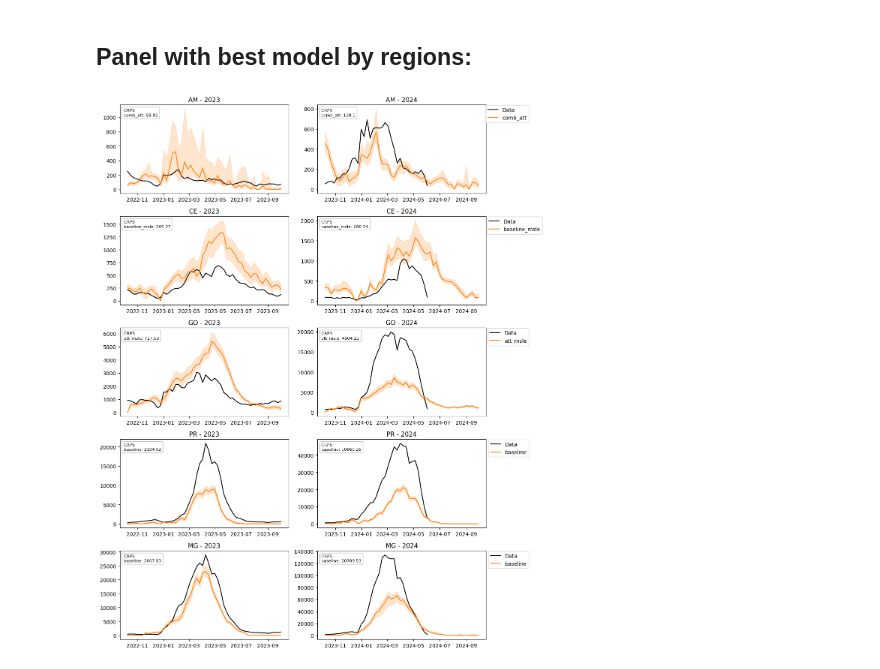
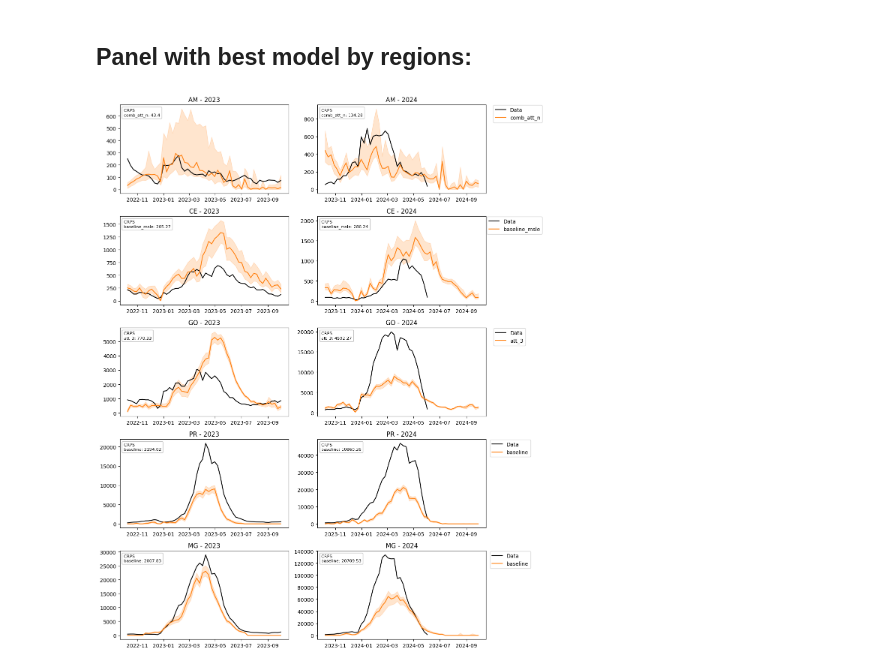
Before and after one commit to eduardocorrearaujo/lstm_transf_to_state, a Jupyter notebook: best_models_by_state.ipynb, the cells around one changed output. Drawn from its saved outputs; the diff is of its cells as text; code cells hidden in the pictures.

Commit message:
Update readme figure

```diff
--- a/best_models_by_state.ipynb
+++ b/best_models_by_state.ipynb
@@ -79,7 +79,12 @@ def plot_preds(ax, i, state, model_name, clima):
 
     ax[i+1].plot(data_w_24.casos, label = 'Data', color = 'black')
 
-    ax[i+1].plot(df_preds_24_1.dates, df_preds_24_1.preds, label = f'{model_name}', color = 'tab:orange')
+    if state == 'AM':
+        ax[i+1].plot(df_preds_24_1.dates, df_preds_24_1.preds, label = f'{model_name[:-2]}', color = 'tab:orange')
+    elif state == 'GO':
+        ax[i+1].plot(df_preds_24_1.dates, df_preds_24_1.preds, label = f'{model_name[:-2]}', color = 'tab:orange')
+    else:
+        ax[i+1].plot(df_preds_24_1.dates, df_preds_24_1.preds, label = f'{model_name}', color = 'tab:orange')
 
     ax[i+1].fill_between( df_preds_24_1.dates, df_preds_24_1.lower, df_preds_24_1.upper, color = 'tab:orange', alpha = 0.2)
 
@@ -88,8 +93,13 @@ def plot_preds(ax, i, state, model_name, clima):
     if state == 'CE':
         ax[i+1].legend(bbox_to_anchor=(1.25, 0.525, 0.1, 0.5))
 
+    elif state =='AM':
+        ax[i+1].legend(bbox_to_anchor=(1.25, 0.525, 0.1, 0.5))
+
+    elif state == 'GO':
+        ax[i+1].legend(bbox_to_anchor=(1.15, 0.525, 0.1, 0.5))
     else:
-        ax[i+1].legend(bbox_to_anchor=(1.17, 0.525, 0.1, 0.5))
+        ax[i+1].legend(bbox_to_anchor=(1.18, 0.525, 0.1, 0.5))
 
     m_score = f'''CRPS \n{model_name}: {round(get_score(data_w_24, df_preds_24_1.iloc[:35]), 2)}'''
 
@@ -243,17 +253,17 @@ plt.show()
 # %%
 fig, axs  = plt.subplots(5,2, figsize = (12, 15))
 
 ax =axs.ravel()
-plot_preds(ax, 0, 'AM', 'comb_att', False)
+plot_preds(ax, 0, 'AM', 'comb_att_n', False)
 plot_preds(ax, 2, 'CE', 'baseline_msle', False)
-plot_preds(ax, 4, 'GO', 'att_msle', False)
+plot_preds(ax, 4, 'GO', 'att_3', False)
 plot_preds(ax, 6, 'PR', 'baseline', False)
 plot_preds(ax, 8, 'MG', 'baseline', False)
 
 plt.tight_layout()
 
 plt.savefig('./figures/best_models.png', dpi = 600, bbox_inches = 'tight')
 
 plt.show()
 # %% [output]
-[figure, old version]
+[figure, new version]
```
Also changed, not shown: parts of 10 cells of this notebook, 2 other files.
